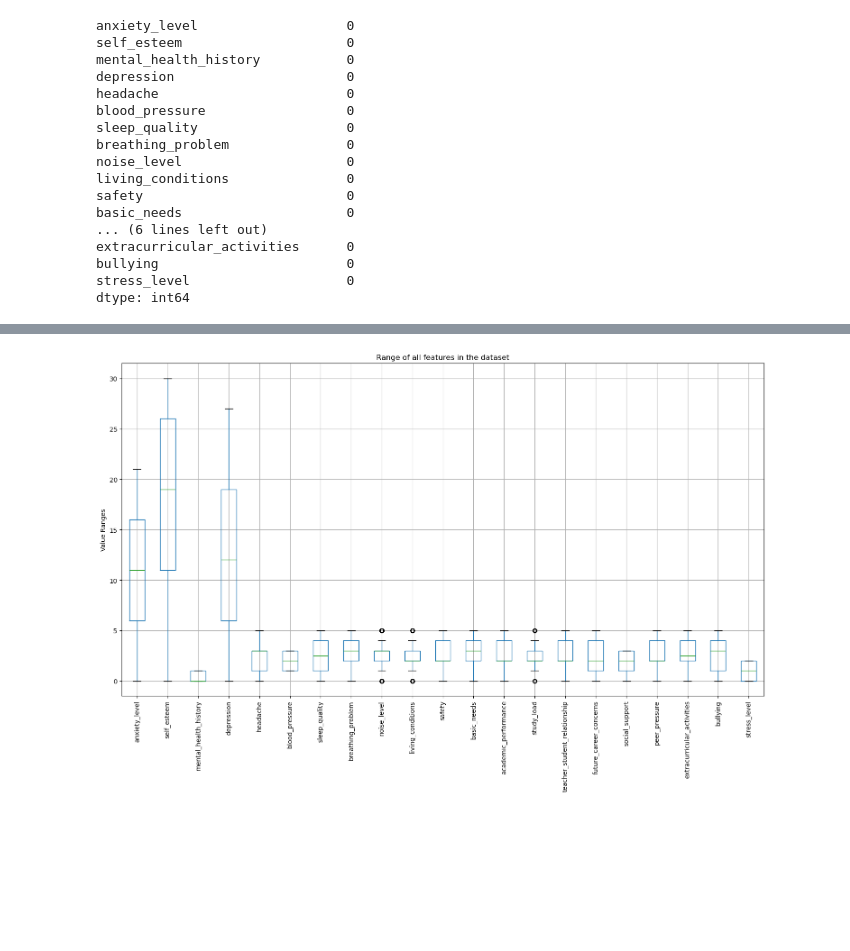
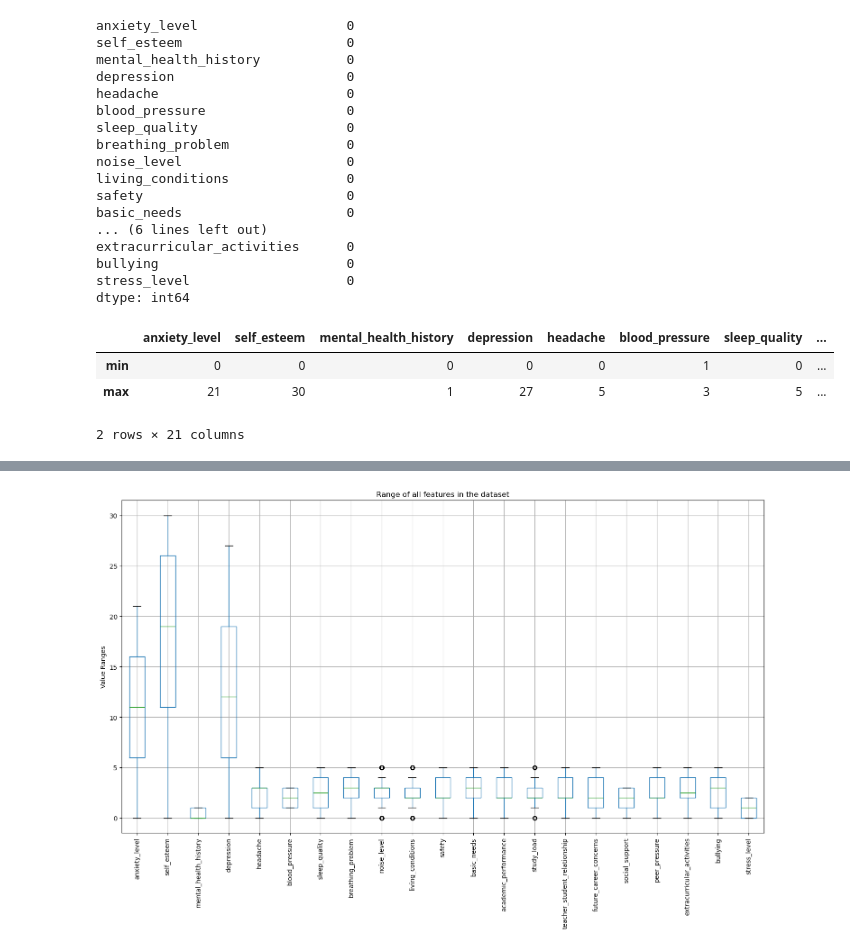
Before and after one commit to ghazafm/stress-checker-model, a Jupyter notebook: Notebook/lab.ipynb, the cells around one changed output, grey strips where cells are left out. Cells and saved outputs as stored; diff of their text form; code cells hidden in the pictures; blank space fills up the shorter version.

```diff
--- a/Notebook/lab.ipynb
+++ b/Notebook/lab.ipynb
@@ -57,6 +57,12 @@ dtype: int64
 # %%
 # Calculate the minimum and maximum values for each feature
 ranges = df.agg(['min', 'max'])
 
 # Show the ranges for each feature in a readable format
-ranges.to_csv('oke.csv')
+# ranges.to_csv('oke.csv')
+ranges
+# %% [output]
+|  | anxiety_level | self_esteem | mental_health_history | depression | headache | blood_pressure | sleep_quality | ... |
+| min | 0 | 0 | 0 | 0 | 0 | 1 | 0 | ... |
+| max | 21 | 30 | 1 | 27 | 5 | 3 | 5 | ... |
+2 rows × 21 columns
```
Also changed, not shown: parts of 5 cells of this notebook, 7 other files.
